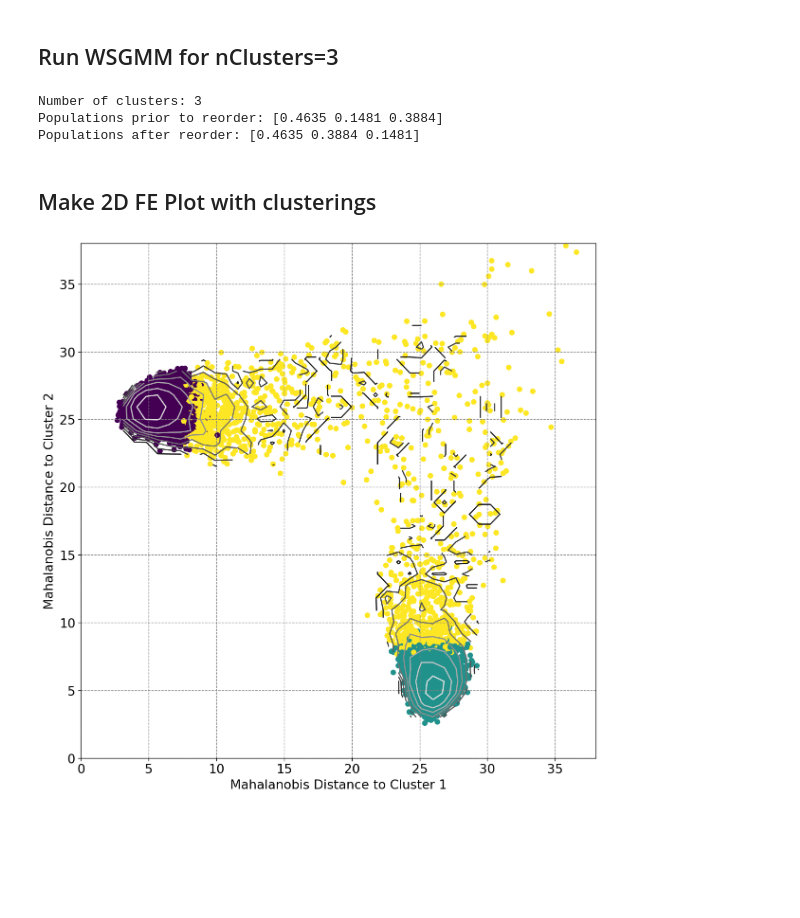
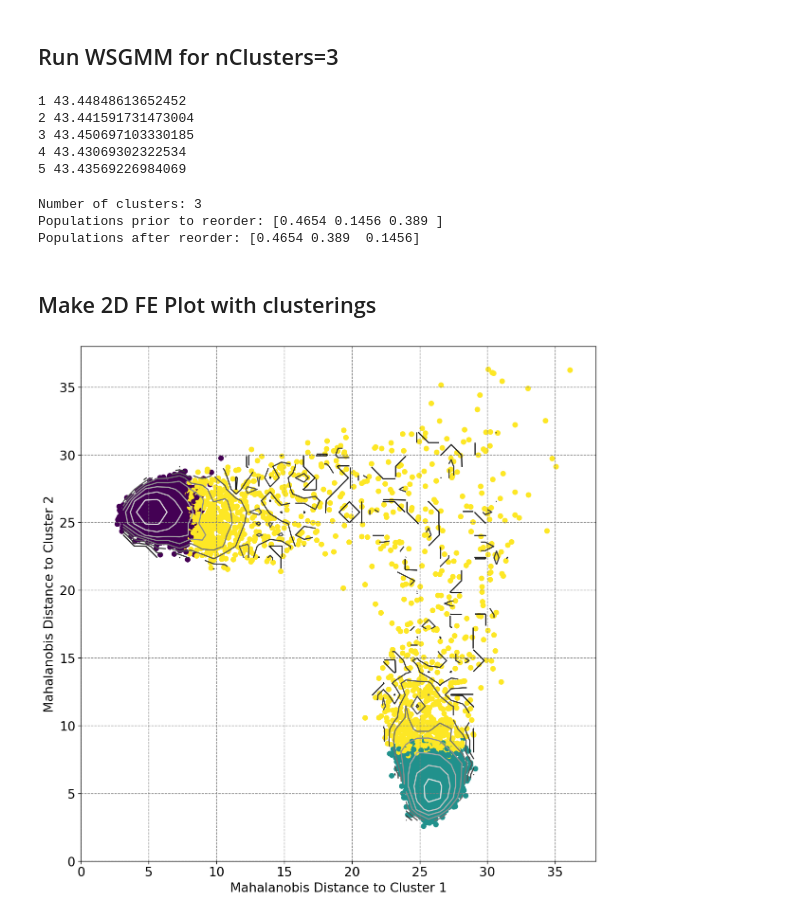
Before and after one commit to mccullaghlab/GMM-Positions, a Jupyter notebook: examples/beaded_helix_example/cluster_beaded_helix.ipynb, the cells around one changed output. Cells and saved outputs as stored; diff of their text form; code cells hidden in the pictures; blank space fills up the shorter version.

```diff
--- a/examples/beaded_helix_example/cluster_beaded_helix.ipynb
+++ b/examples/beaded_helix_example/cluster_beaded_helix.ipynb
@@ -194,13 +185,33 @@ aligned_traj =  beaded_helix_3_clusters_wsgmm.fit_weighted(trajData[1::delta]) #
+# %%
+n_clusters = 3
+delta = 1
+n_attempts = 5
+objs = []
+log_likes = []
+for i in range(n_attempts):
+    wsgmm = gmm_shapes.ShapeGMM(n_clusters,kabsch_thresh=1e-1,init_cluster_method='random',init_iter=5)
+    wsgmm.fit_weighted(trajData[1::delta])
+    print(i+1, wsgmm.log_likelihood/wsgmm.n_frames)
+    objs.append(wsgmm)
+    log_likes.append(wsgmm.log_likelihood)
+# select obj with max log likelihood per frame
+wsgmm = objs[np.argmax(log_likes)]
+# %% [output]
+1 43.44848613652452
+2 43.441591731473004
+3 43.450697103330185
+4 43.43069302322534
+5 43.43569226984069
 # %%
 # reorder object
-reorder_gmm_cluster_obj(beaded_helix_3_clusters_wsgmm)
+reorder_gmm_cluster_obj(wsgmm)
 # %% [output]
 Number of clusters: 3
-Populations prior to reorder: [0.4635 0.1481 0.3884]
-Populations after reorder: [0.4635 0.3884 0.1481]
+Populations prior to reorder: [0.4654 0.1456 0.389 ]
+Populations after reorder: [0.4654 0.389  0.1456]
 # %%
 #predict if you didn't train on entire data set
-entire_traj_clusters, entire_traj_traj, entire_traj_log_lik = beaded_helix_3_clusters_wsgmm.predict_weighted(trajData[1:])
+entire_traj_clusters, entire_traj_traj, entire_traj_log_lik = wsgmm.predict_weighted(trajData[1:])
 # %% [markdown]
 ## Make 2D FE Plot with clusterings
 # %%
@@ -208,27 +219,27 @@ from shapeGMM._traj_tools import weight_kabsch_dist_align
 # %%
 mahaClusterCenters = np.empty((trajData[1::delta].shape[0],2),dtype=np.float32)
 for frame in range(trajData[1::delta].shape[0]):
-    mahaClusterCenters[frame,0] = np.sqrt(weight_kabsch_dist_align(trajData[1::delta][frame],beaded_helix_3_clusters_wsgmm.centers[0],beaded_helix_3_clusters_wsgmm.precisions[0]))
-    mahaClusterCenters[frame,1] = np.sqrt(weight_kabsch_dist_align(trajData[1::delta][frame],beaded_helix_3_clusters_wsgmm.centers[1],beaded_helix_3_clusters_wsgmm.precisions[1]))
+    mahaClusterCenters[frame,0] = np.sqrt(weight_kabsch_dist_align(trajData[1::delta][frame],wsgmm.centers[0],wsgmm.precisions[0]))
+    mahaClusterCenters[frame,1] = np.sqrt(weight_kabsch_dist_align(trajData[1::delta][frame],wsgmm.centers[1],wsgmm.precisions[1]))
 # %%
 plt.figure(figsize=(10,10), dpi= 120, facecolor='w', edgecolor='k')
 x = mahaClusterCenters[:,0]
 y = mahaClusterCenters[:,1]
 H, xedges, yedges = np.histogram2d(x,y,bins=40,density=True)
 xcenters = (xedges[:-1] + xedges[1:]) / 2
 ycenters = (yedges[:-1] + yedges[1:]) / 2
 H = -np.log(H.T)
 xx, yy = np.meshgrid(xcenters, ycenters)
 plt.contour(xx,yy,H,cmap='binary')
 plt.ylabel("Mahalanobis Distance to Cluster 2",fontsize=16)
 plt.xlabel("Mahalanobis Distance to Cluster 1",fontsize=16)
 plt.tick_params(axis='both',labelsize=16)
 plt.grid(b=True, which='major', axis='both', color='#808080', linestyle='--')
-plt.scatter(mahaClusterCenters[:,0],mahaClusterCenters[:,1],c=beaded_helix_3_clusters_wsgmm.clusters)#,alpha=0.2)
+plt.scatter(mahaClusterCenters[:,0],mahaClusterCenters[:,1],c=entire_traj_clusters)#,alpha=0.2)
 plt.tight_layout()
 plt.xlim(0,38)
 plt.ylim(0,38)
 plt.gca().set_aspect('equal')
 #plt.savefig("beaded_helix_2D_FE_w_clusters.eps",dpi=300)
 # %% [output]
-[figure, old version]
+[figure, new version]
```
Also changed, not shown: parts of 4 cells of this notebook, 5 other files.
